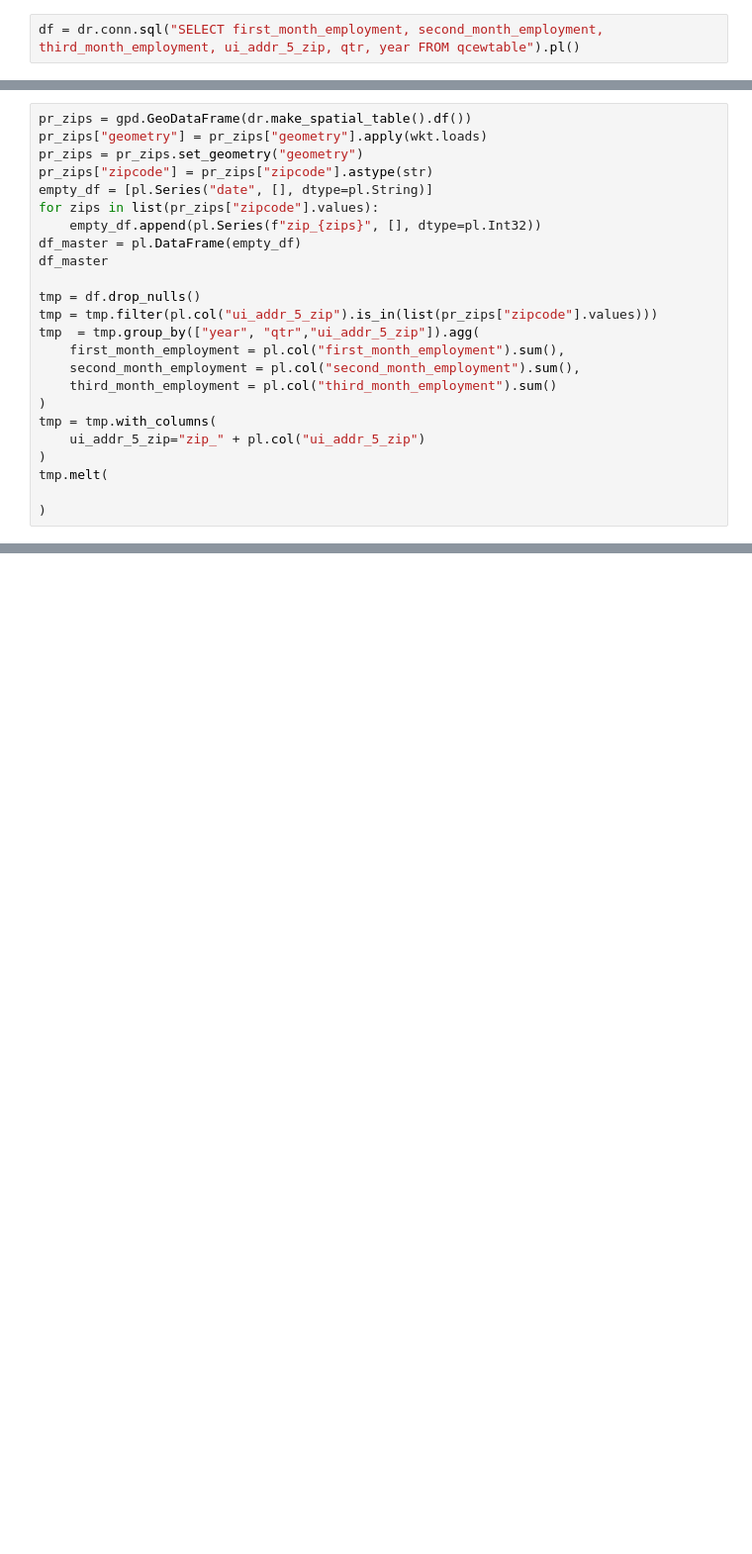
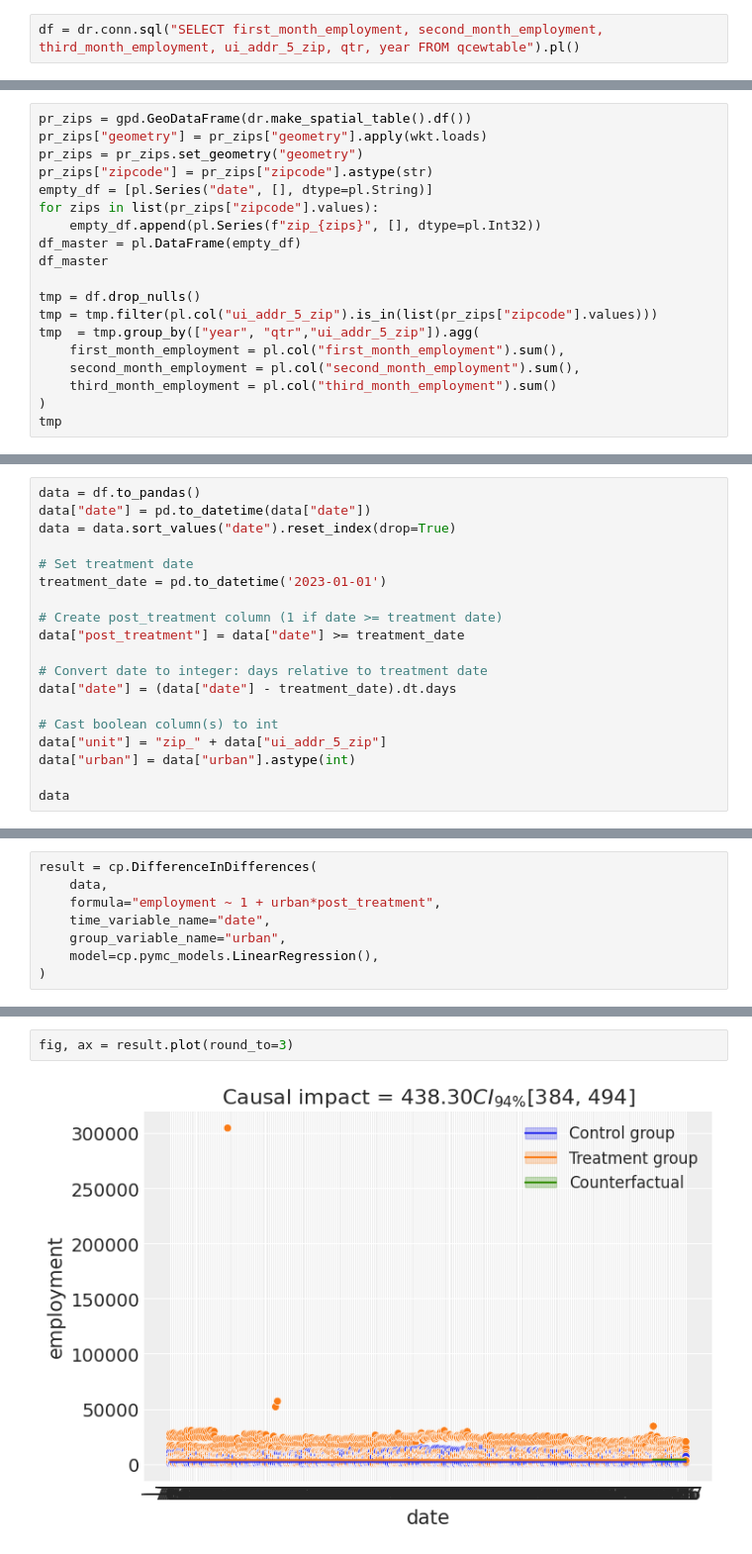
Before and after one commit to ouslan/research-pr-salaries, a Jupyter notebook: notebooks/dif-dif.ipynb, the cells around one changed output, grey strips where cells are left out. Shown: that part at 99% size. Cells and saved outputs as stored; diff of their text form; blank space fills up the shorter version.

Commit message:
added bayesian regression

```diff
--- a/notebooks/dif-dif.ipynb
+++ b/notebooks/dif-dif.ipynb
@@ -33,9 +50,4 @@ tmp  = tmp.group_by(["year", "qtr","ui_addr_5_zip"]).agg(
     second_month_employment = pl.col("second_month_employment").sum(),
     third_month_employment = pl.col("third_month_employment").sum()
 )
-tmp = tmp.with_columns(
-    ui_addr_5_zip="zip_" + pl.col("ui_addr_5_zip")
-)
-tmp.melt(
-
-)
+tmp
@@ -41,0 +109,19 @@ tmp.melt(
+# %%
+data = df.to_pandas()
+data["date"] = pd.to_datetime(data["date"])
+data = data.sort_values("date").reset_index(drop=True)
+
+# Set treatment date
+treatment_date = pd.to_datetime('2023-01-01')
+
+# Create post_treatment column (1 if date >= treatment date)
+data["post_treatment"] = data["date"] >= treatment_date
+
+# Convert date to integer: days relative to treatment date
+data["date"] = (data["date"] - treatment_date).dt.days
+
+# Cast boolean column(s) to int
+data["unit"] = "zip_" + data["ui_addr_5_zip"]
+data["urban"] = data["urban"].astype(int)
+
+data
@@ -41,0 +142,8 @@ tmp.melt(
+# %%
+result = cp.DifferenceInDifferences(
+    data,
+    formula="employment ~ 1 + urban*post_treatment",
+    time_variable_name="date",
+    group_variable_name="urban",
+    model=cp.pymc_models.LinearRegression(),
+)
@@ -41,0 +162,4 @@ tmp.melt(
+# %%
+fig, ax = result.plot(round_to=3)
+# %% [output]
+[figure, added]
```
Also changed, not shown: parts of 7 cells of this notebook, 4 other files.
